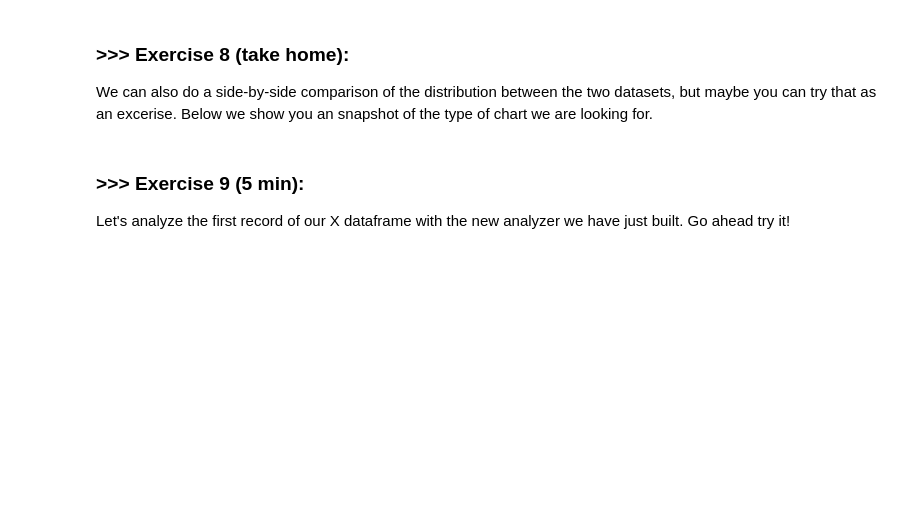
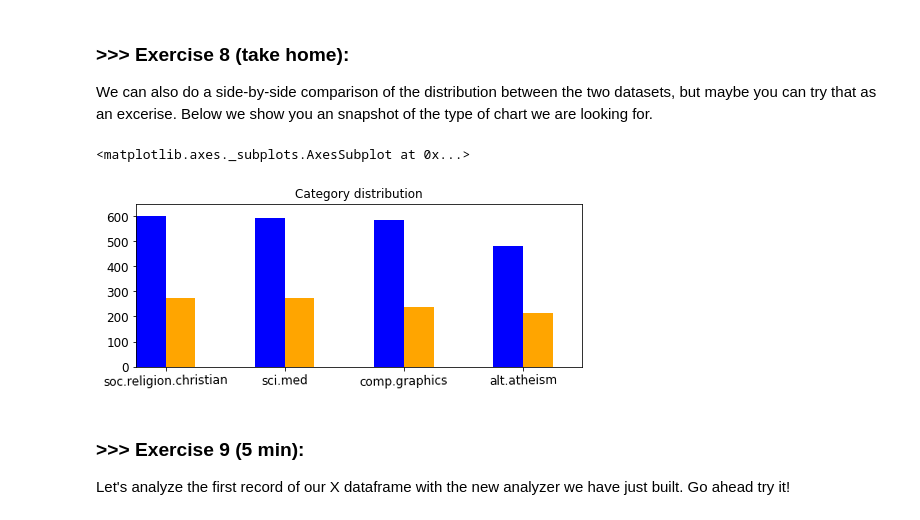
Before and after one commit to eugene08976/DM19-Lab1-Homework1, a Jupyter notebook: DM19-Lab1-Homework.ipynb, the cells around one changed output. Cells and saved outputs as stored; diff of their text form; code cells hidden in the pictures; blank space fills up the shorter version.

```diff
--- a/DM19-Lab1-Homework.ipynb
+++ b/DM19-Lab1-Homework.ipynb
@@ -232,6 +247,21 @@ Name: category_name, dtype: int64
 # %% [markdown]
 ### >>> **Exercise 8 (take home):**
 We can also do a side-by-side comparison of the distribution between the two datasets, but maybe you can try that as an excerise. Below we show you an snapshot of the type of chart we are looking for.
+# %%
+X.category_name.value_counts().plot(kind = 'bar',
+                                    title = 'Category distribution',
+                                    ylim = [0, 650],
+                                    align = "edge", width = -0.25,
+                                    color =  "blue",rot = 0, fontsize = 11, figsize = (8,3))
+
+X_sample.category_name.value_counts().plot(kind = 'bar',
+                                           title = 'Category distribution',
+                                           ylim = [0, 650],
+                                           align = "edge", width = 0.25,
+                                           color =  "orange", rot = 1, fontsize = 12, figsize = (8,3))
+# %% [output]
+<matplotlib.axes._subplots.AxesSubplot at 0x...>
+[figure, added]
 # %% [markdown]
 ### **>>> Exercise 9 (5 min):**
 Let's analyze the first record of our X dataframe with the new analyzer we have just built. Go ahead try it!
```
Also changed, not shown: parts of 4 cells of this notebook.
